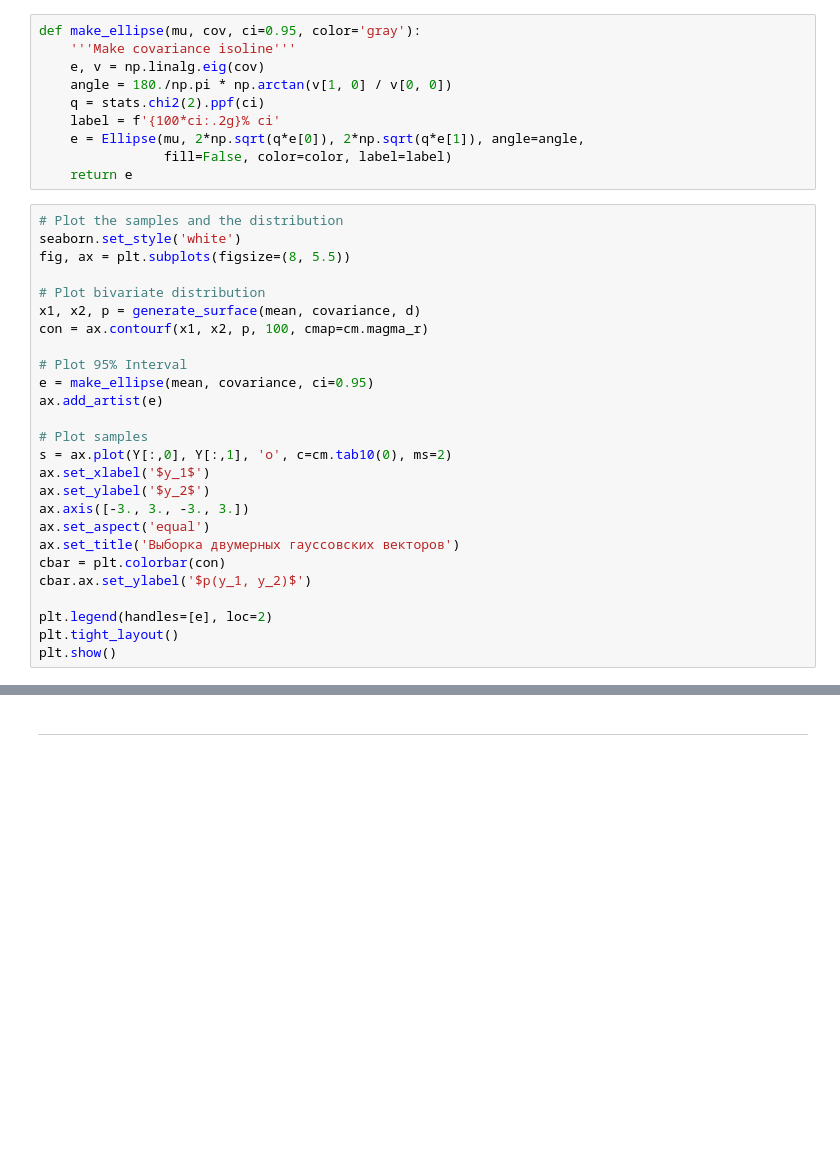
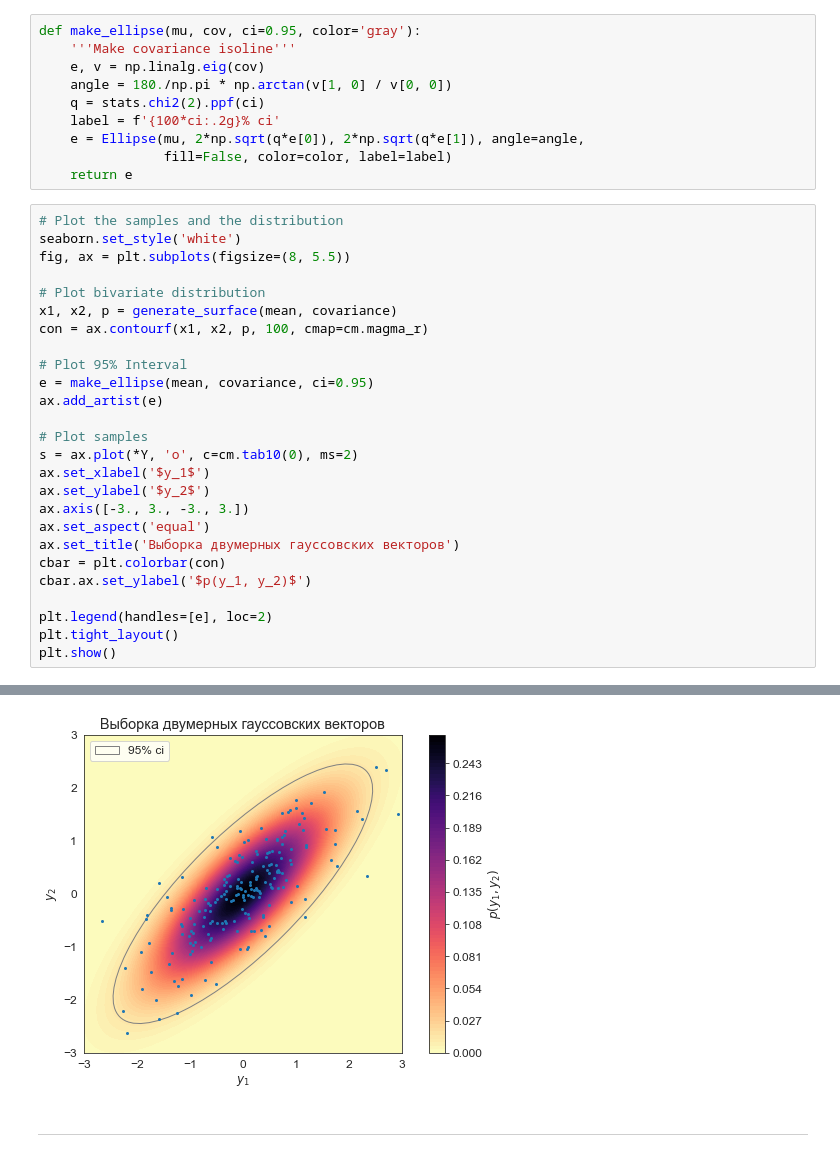
Before and after one commit to aa-savelyev/DaOptSm, a Jupyter notebook: 2.PT/05.GaussianVar.ipynb, the cells around one changed output, grey strips where cells are left out. Saved outputs shown, nothing was run; the diff lists cells and outputs as text; blank space fills up the shorter version.

```diff
--- a/2.PT/05.GaussianVar.ipynb
+++ b/2.PT/05.GaussianVar.ipynb
@@ -509,7 +495,7 @@ seaborn.set_style('white')
 fig, ax = plt.subplots(figsize=(8, 5.5))
 
 # Plot bivariate distribution
-x1, x2, p = generate_surface(mean, covariance, d)
+x1, x2, p = generate_surface(mean, covariance)
 con = ax.contourf(x1, x2, p, 100, cmap=cm.magma_r)
 
 # Plot 95% Interval
@@ -517,7 +503,7 @@ e = make_ellipse(mean, covariance, ci=0.95)
 ax.add_artist(e)
 
 # Plot samples
-s = ax.plot(Y[:,0], Y[:,1], 'o', c=cm.tab10(0), ms=2)
+s = ax.plot(*Y, 'o', c=cm.tab10(0), ms=2)
 ax.set_xlabel('$y_1$')
 ax.set_ylabel('$y_2$')
 ax.axis([-3., 3., -3., 3.])
@@ -534,3 +519,4 @@ plt.show()
+[figure, added]
 # %% [markdown]
 ---
 # %% [markdown]
```
Also changed, not shown: parts of 13 cells of this notebook, 6 other files.
